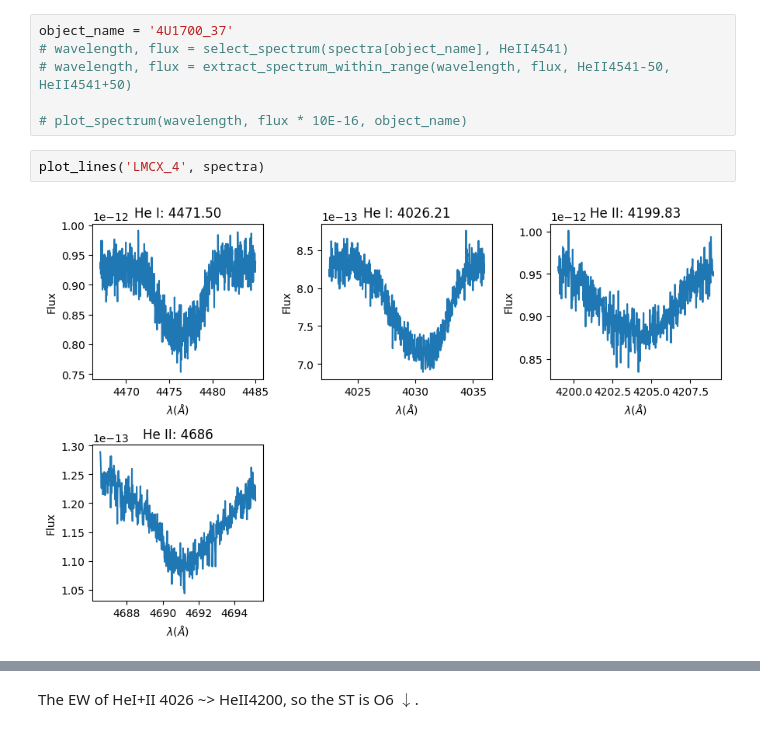
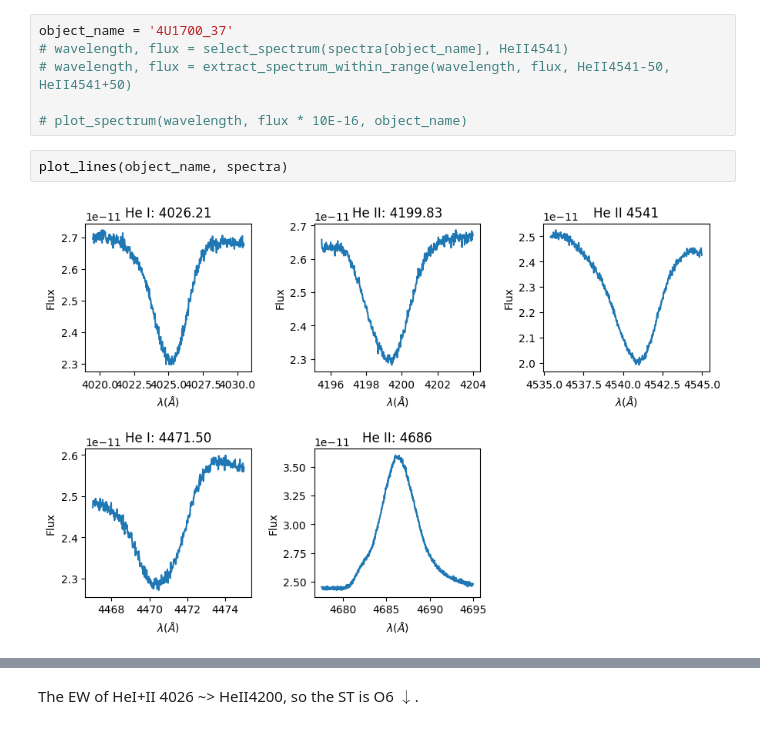
Before and after one commit to LvV210/MasterProject, a Jupyter notebook: SpectralTypes/SpectralClassification.ipynb, the cells around one changed output, grey strips where cells are left out. Cells and saved outputs as stored; diff of their text form.

Commit message:
First Spectral Classification for all 6 HMXB

```diff
--- a/SpectralTypes/SpectralClassification.ipynb
+++ b/SpectralTypes/SpectralClassification.ipynb
@@ -337,9 +343,9 @@ object_name = '4U1700_37'
 
 # plot_spectrum(wavelength, flux * 10E-16, object_name)
 # %%
-plot_lines('LMCX_4', spectra)
+plot_lines(object_name, spectra)
 # %% [output]
-[figure, old version]
+[figure, new version]
 # %%
 print("Equivalent widths:")
 for line in spectral_line_crops(object_name)['lines']:
```
Also changed, not shown: parts of 20 cells of this notebook.
